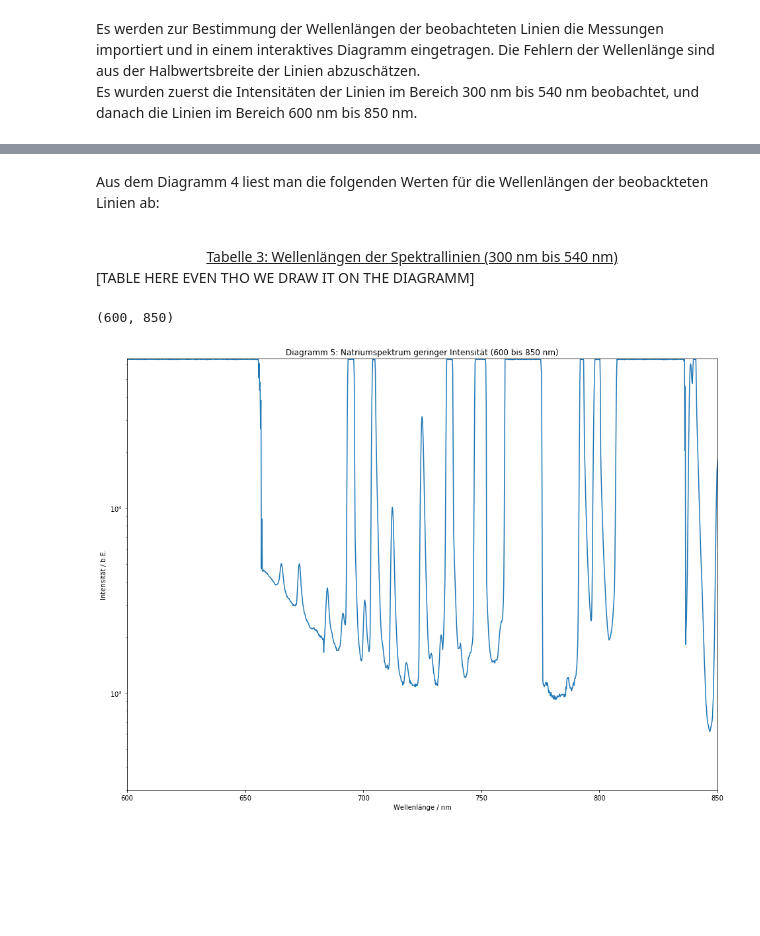
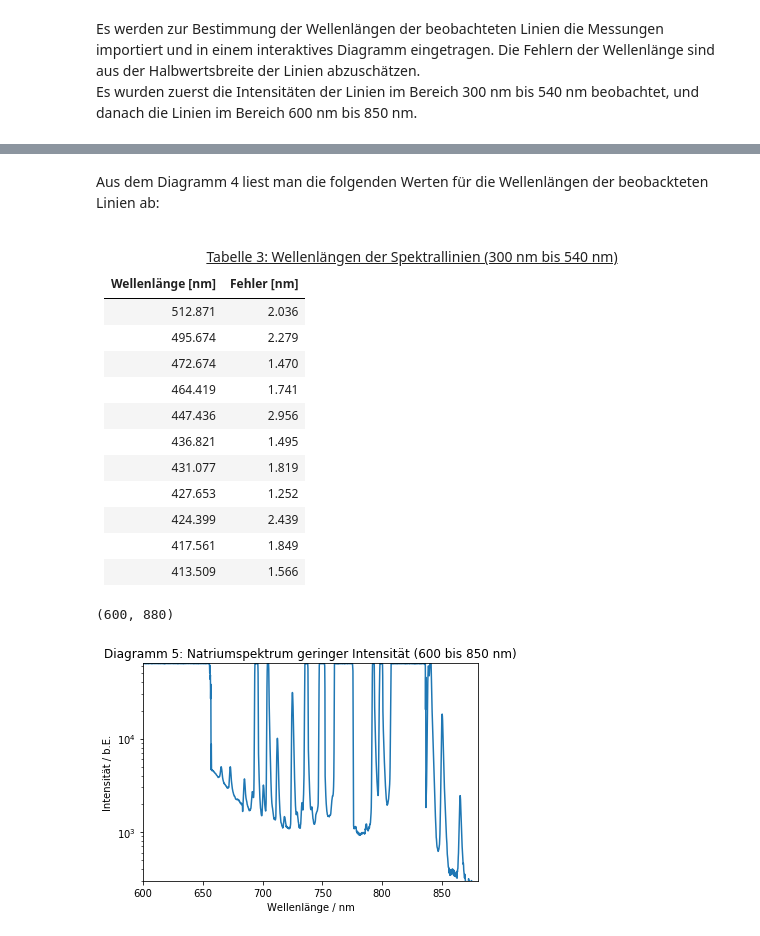
Before and after one commit to Meistermagier/PAP2, a Jupyter notebook: Experiment 234/Experiment_234.ipynb, the cells around one changed output, grey strips where cells are left out. Drawn from its saved outputs; the diff is of its cells as text; code cells hidden in the pictures; blank space fills up the shorter version.

```diff
--- a/Experiment 234/Experiment_234.ipynb
+++ b/Experiment 234/Experiment_234.ipynb
@@ -99,24 +121,37 @@ Aus dem Diagramm 4 liest man die folgenden Werten für die Wellenlängen der beo
 <br>
 <center><u>Tabelle 3: Wellenlängen der Spektrallinien (300 nm bis 540 nm)</u></center>
 
-[TABLE HERE EVEN THO WE DRAW IT ON THE DIAGRAMM]
+|Wellenlänge [nm]|Fehler [nm]|
+|----------------|-----------|
+|512.871         |2.036      |
+|495.674         |2.279      |
+|472.674         |1.470      |
+|464.419         |1.741      |
+|447.436         |2.956      |
+|436.821         |1.495      |
+|431.077         |1.819      |
+|427.653         |1.252      |
+|424.399         |2.439      |
+|417.561         |1.849      |
+|413.509         |1.566      |
 # %%
-#%matplotlib inline
+#%matplotlib notebook
+%matplotlib inline
 
 #Kleiner Intensität 600 bis 850 nm
-wl, int = np.loadtxt('https://raw.githubusercontent.com/Meistermagier/PAP2/master/Experiment%20234/Versuch%20234/Linien%20kleiner%20Intensit%C3%A4t.txt', skiprows = 17, converters = {0:comma_to_float, 1: comma_to_float}, comments = '>', unpack=True)
+wl, inte = np.loadtxt('https://raw.githubusercontent.com/Meistermagier/PAP2/master/Experiment%20234/Versuch%20234/Linien%20kleiner%20Intensit%C3%A4t.txt', skiprows = 17, converters = {0:comma_to_float, 1: comma_to_float}, comments = '>', unpack=True)
 
-plt.figure(figsize=(16,12))
-plt.plot(wl, int)
+#plt.figure(figsize=(16,12))
+plt.plot(wl, inte)
 plt.title('Diagramm 5: Natriumspektrum geringer Intensität (600 bis 850 nm)')
 plt.xlabel('Wellenlänge / nm')
 plt.ylabel('Intensität / b.E.')
 plt.yscale('log')
 plt.ylim((300,64000))
-plt.xlim((600,850))
+plt.xlim((600,880))
 # %% [output]
-(600, 850)
+(600, 880)
-[figure, old version]
+[figure, new version]
 # %% [markdown]
 Aus dem Diagramm 5 liest man die folgenden Werten für die Wellenlängen der beobackteten Linien ab:<br>
 <br>
```
Also changed, not shown: parts of 29 cells of this notebook.
